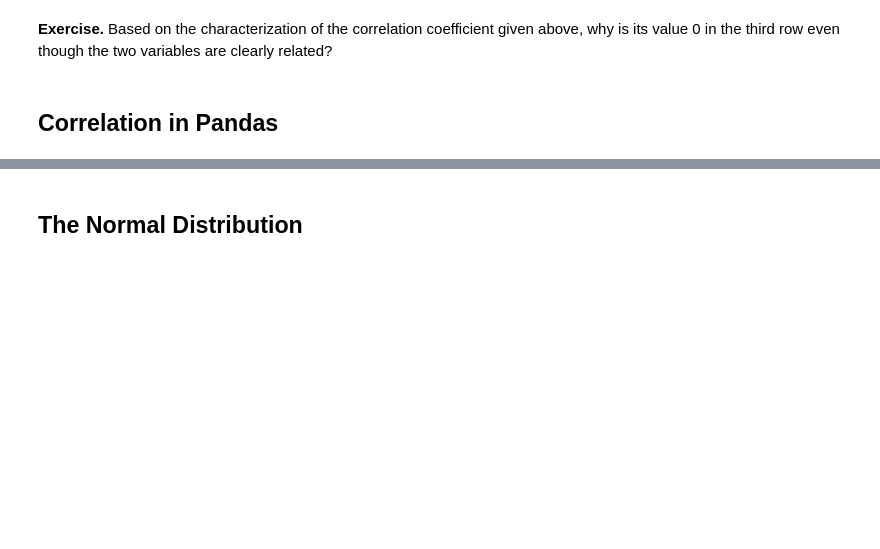
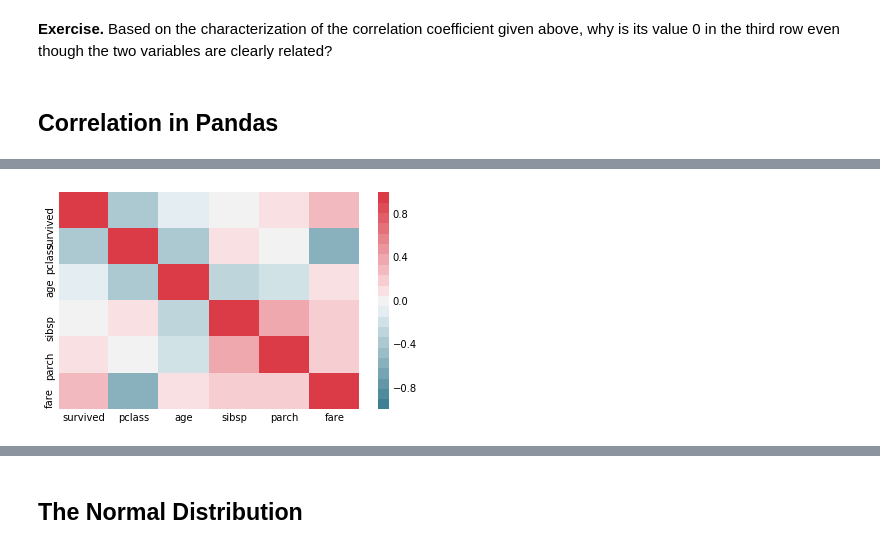
Before and after one commit to w3cube/ds-journey, a Jupyter notebook: lesson06_statistics_in_python-master/descriptive_statistics.ipynb, the cells around one changed output, grey strips where cells are left out. Saved outputs shown, nothing was run; the diff lists cells and outputs as text; code cells hidden in the pictures; blank space fills up the shorter version.

```diff
--- a/lesson06_statistics_in_python-master/descriptive_statistics.ipynb
+++ b/lesson06_statistics_in_python-master/descriptive_statistics.ipynb
@@ -380,4 +468,13 @@ The magnitude of the **(Pearson) correlation coefficient** for a pair of variabl
 # %%
 # Use Seaborn to plot a heat map of the correlation matrix
+fig, ax = plt.subplots()
+sns.heatmap(titanic_df.corr(),
+            vmin = -1,
+            vmax = 1,
+            cmap = sns.diverging_palette(220, 10, n=21),
+            ax = ax
+           );
+# %% [output]
+[figure, added]
 # %%
 # Take a closer look at survived and fare using a scatter plot
```
Also changed, not shown: parts of 34 cells of this notebook.
